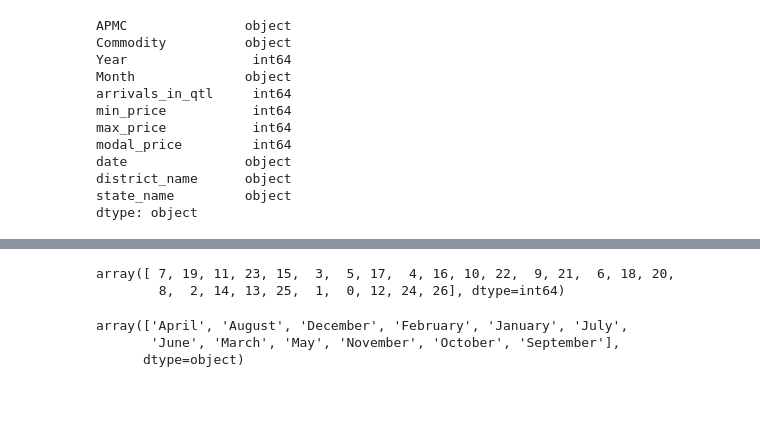
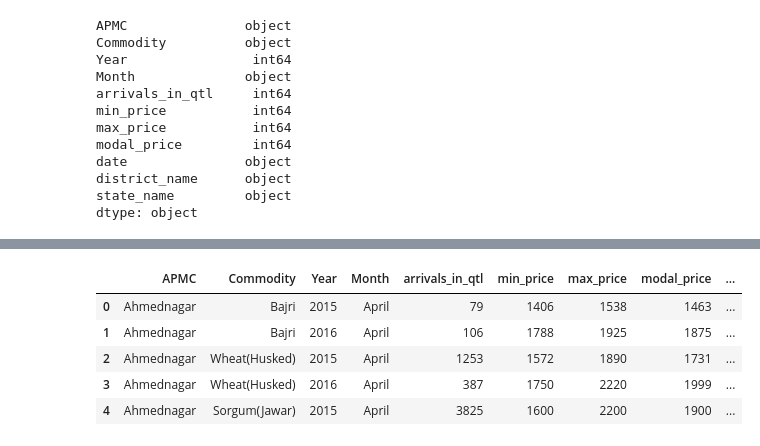
Before and after one commit to himol7/SocialCops, a Jupyter notebook: mandi02.ipynb, the cells around one changed output, grey strips where cells are left out. Cells and saved outputs as stored; diff of their text form; code cells hidden in the pictures; blank space fills up the shorter version.

```diff
--- a/mandi02.ipynb
+++ b/mandi02.ipynb
@@ -93,11 +43,0 @@ data1.head()
-# %%
-data1.data_code.unique()
-# %% [output]
-array([ 7, 19, 11, 23, 15,  3,  5, 17,  4, 16, 10, 22,  9, 21,  6, 18, 20,
-        8,  2, 14, 13, 25,  1,  0, 12, 24, 26], dtype=int64)
-# %%
-data1.Month.unique()
-# %% [output]
-array(['April', 'August', 'December', 'February', 'January', 'July',
-       'June', 'March', 'May', 'November', 'October', 'September'],
-      dtype=object)
@@ -103,0 +48,9 @@ array(['April', 'August', 'December', 'February', 'January', 'July',
+# %%
+data.head()
+# %% [output]
+|  | APMC | Commodity | Year | Month | arrivals_in_qtl | min_price | max_price | modal_price | ... |
+| 0 | Ahmednagar | Bajri | 2015 | April | 79 | 1406 | 1538 | 1463 | ... |
+| 1 | Ahmednagar | Bajri | 2016 | April | 106 | 1788 | 1925 | 1875 | ... |
+| 2 | Ahmednagar | Wheat(Husked) | 2015 | April | 1253 | 1572 | 1890 | 1731 | ... |
+| 3 | Ahmednagar | Wheat(Husked) | 2016 | April | 387 | 1750 | 2220 | 1999 | ... |
+| 4 | Ahmednagar | Sorgum(Jawar) | 2015 | April | 3825 | 1600 | 2200 | 1900 | ... |
```
Also changed, not shown: parts of 12 cells of this notebook.
